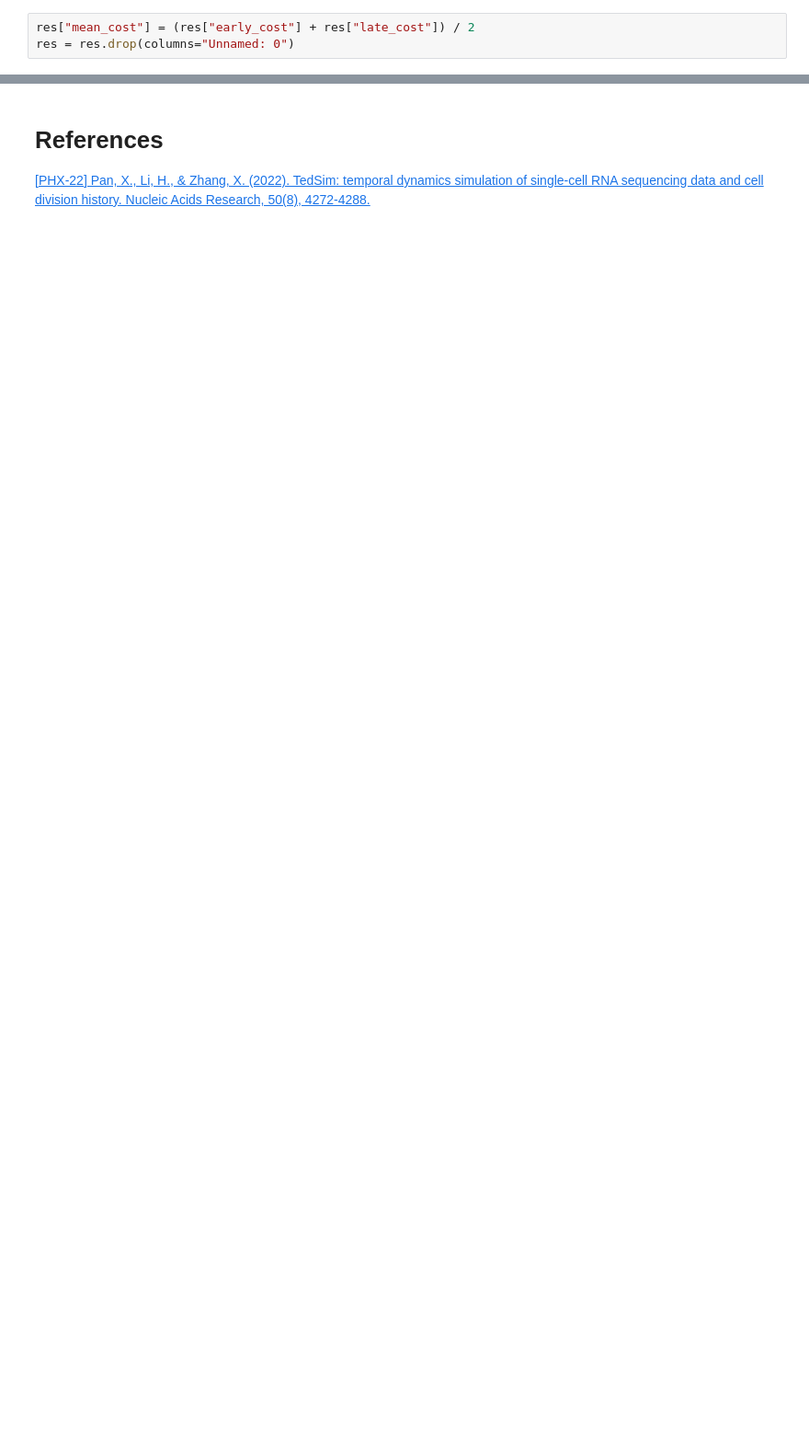
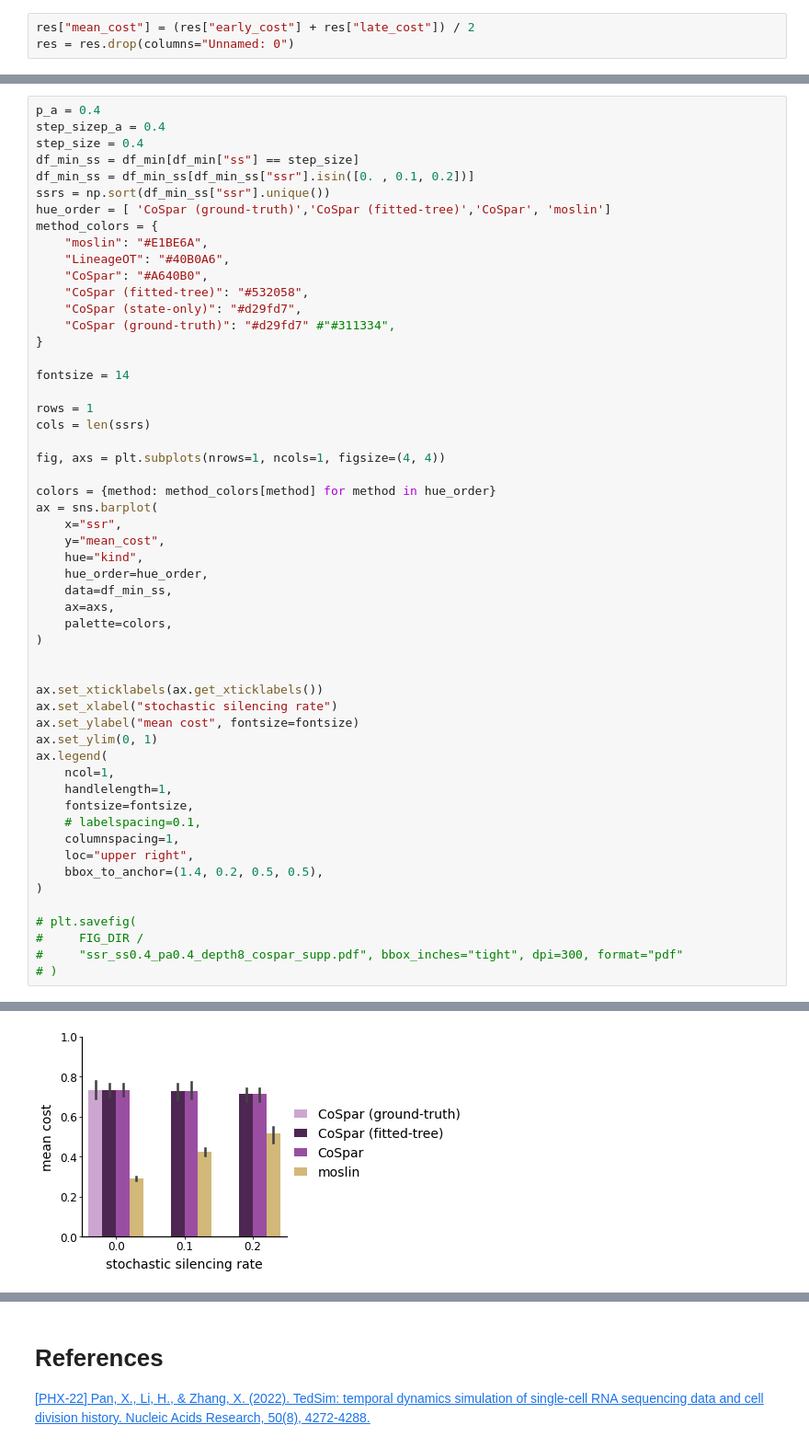
Before and after one commit to theislab/moslin, a Jupyter notebook: analysis/simulations/pan_tedsim/ZP_2024-06-14_tedsim_analysis-main.ipynb, the cells around one changed output, grey strips where cells are left out. Shown at 92% size. Saved outputs shown, nothing was run; the diff lists cells and outputs as text; blank space fills up the shorter version.

```diff
--- a/analysis/simulations/pan_tedsim/ZP_2023-11-02_tedsim_analysis.ipynb
+++ b/analysis/simulations/pan_tedsim/ZP_2024-06-14_tedsim_analysis-main.ipynb
@@ -554,0 +336,55 @@ plt.show()
+# %%
+p_a = 0.4
+step_sizep_a = 0.4
+step_size = 0.4
+df_min_ss = df_min[df_min["ss"] == step_size]
+df_min_ss = df_min_ss[df_min_ss["ssr"].isin([0. , 0.1, 0.2])]
+ssrs = np.sort(df_min_ss["ssr"].unique())
+hue_order = [ 'CoSpar (ground-truth)','CoSpar (fitted-tree)','CoSpar', 'moslin']
+method_colors = {
+    "moslin": "#E1BE6A",
+    "LineageOT": "#40B0A6",
+    "CoSpar": "#A640B0",
+    "CoSpar (fitted-tree)": "#532058",
+    "CoSpar (state-only)": "#d29fd7",
+    "CoSpar (ground-truth)": "#d29fd7" #"#311334",
+}
+
+fontsize = 14
+
+rows = 1
+cols = len(ssrs)
+
+fig, axs = plt.subplots(nrows=1, ncols=1, figsize=(4, 4))
+
+colors = {method: method_colors[method] for method in hue_order}
+ax = sns.barplot(
+    x="ssr",
+    y="mean_cost",
+    hue="kind",
+    hue_order=hue_order,
+    data=df_min_ss,
+    ax=axs,
+    palette=colors,
+)
+
+
+ax.set_xticklabels(ax.get_xticklabels())
+ax.set_xlabel("stochastic silencing rate")
+ax.set_ylabel("mean cost", fontsize=fontsize)
+ax.set_ylim(0, 1)
+ax.legend(
+    ncol=1,
+    handlelength=1,
+    fontsize=fontsize,
+    # labelspacing=0.1,
+    columnspacing=1,
+    loc="upper right",
+    bbox_to_anchor=(1.4, 0.2, 0.5, 0.5),
+)
+
+# plt.savefig(
+#     FIG_DIR /
+#     "ssr_ss0.4_pa0.4_depth8_cospar_supp.pdf", bbox_inches="tight", dpi=300, format="pdf"
+# )
+# %% [output]
@@ -554,0 +392 @@ plt.show()
+[figure, added]
```
Also changed, not shown: parts of 52 cells of this notebook, 11 other files.
